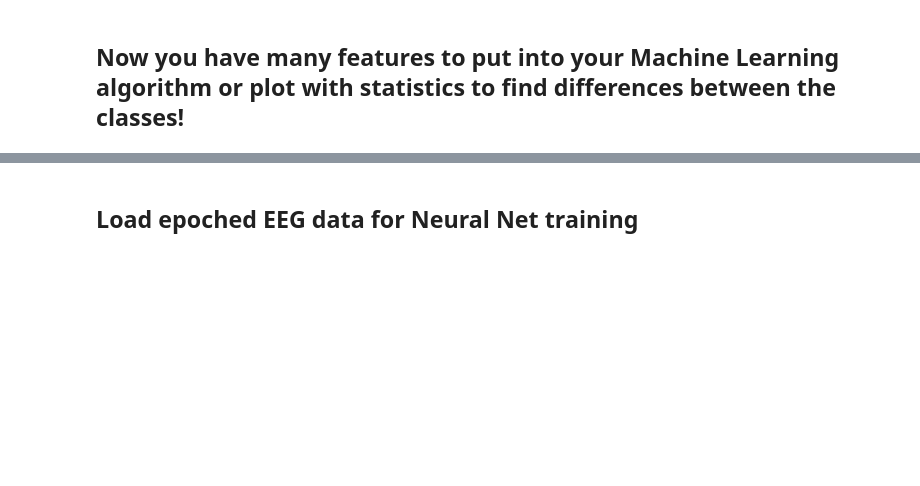
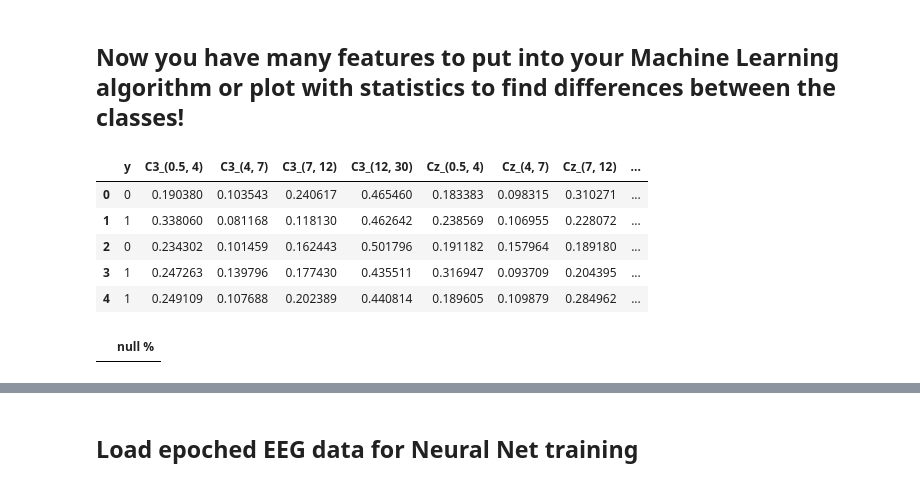
Before and after one commit to NeuroTech-UCSD/Neural-Data-Analysis-Notebooks, a Jupyter notebook: 02_EEGFeatureModeling.ipynb, the cells around one changed output, grey strips where cells are left out. Drawn from its saved outputs; the diff is of its cells as text; code cells hidden in the pictures; blank space fills up the shorter version.

```diff
--- a/02_EEGFeatureModeling.ipynb
+++ b/02_EEGFeatureModeling.ipynb
@@ -232,13 +236,22 @@ import tensorflow.keras as keras
 from tensorflow.keras.optimizers import Adam
 from tensorflow.keras.layers import Dense, Conv2D, Dropout, MaxPooling2D, Flatten
 # %%
-feature_df = pickle.load(open("W2_feature_df.pkl", "rb"))
+feature_df = pickle.load(open("W1_feature_df.pkl", "rb"))
 feature_df.head()
+# %% [output]
+|  | y | C3_(0.5, 4) | C3_(4, 7) | C3_(7, 12) | C3_(12, 30) | Cz_(0.5, 4) | Cz_(4, 7) | Cz_(7, 12) | ... |
+| 0 | 0 | 0.190380 | 0.103543 | 0.240617 | 0.465460 | 0.183383 | 0.098315 | 0.310271 | ... |
+| 1 | 1 | 0.338060 | 0.081168 | 0.118130 | 0.462642 | 0.238569 | 0.106955 | 0.228072 | ... |
+| 2 | 0 | 0.234302 | 0.101459 | 0.162443 | 0.501796 | 0.191182 | 0.157964 | 0.189180 | ... |
+| 3 | 1 | 0.247263 | 0.139796 | 0.177430 | 0.435511 | 0.316947 | 0.093709 | 0.204395 | ... |
+| 4 | 1 | 0.249109 | 0.107688 | 0.202389 | 0.440814 | 0.189605 | 0.109879 | 0.284962 | ... |
 # %%
 # Check for null
 null_df = pd.DataFrame(feature_df.isnull().mean(), columns=["null %"])
 null_cols = null_df[null_df["null %"] > 0]
 null_cols
+# %% [output]
+|  | null % |
 # %%
 # View cleaned dataframe
 cleaned_feature_df = feature_df.drop(list(null_cols.index), axis=1)
```
Also changed, not shown: parts of 36 cells of this notebook.
